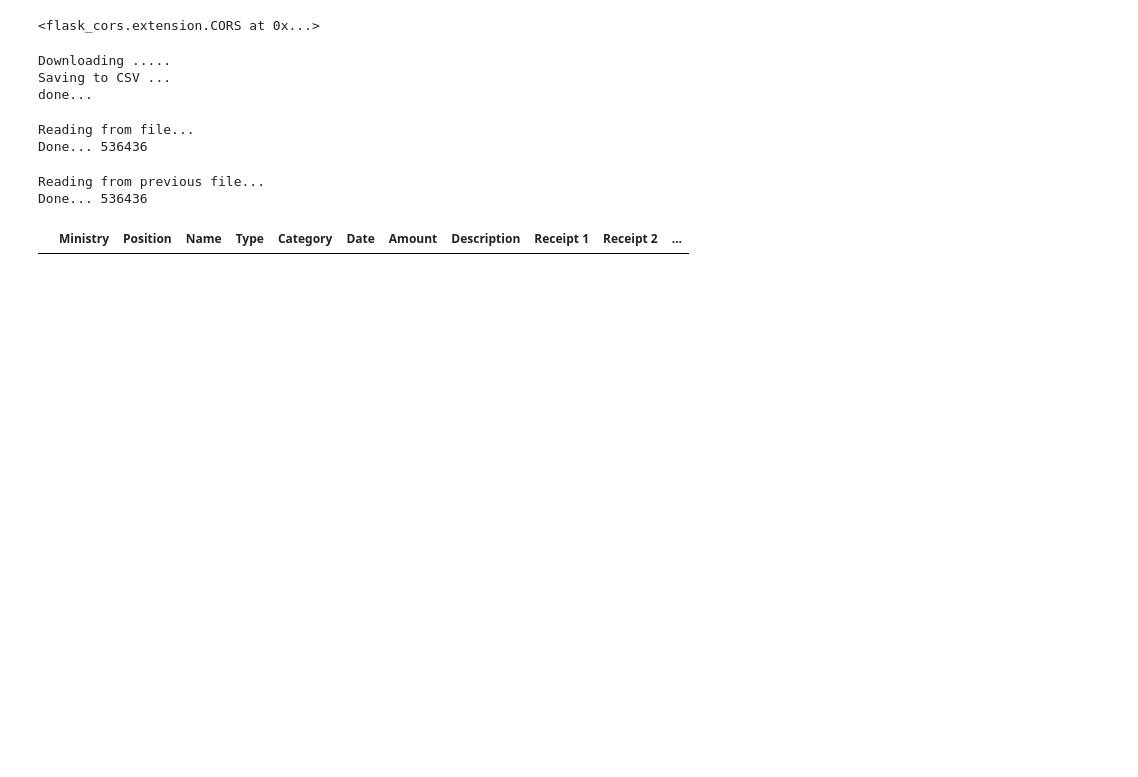
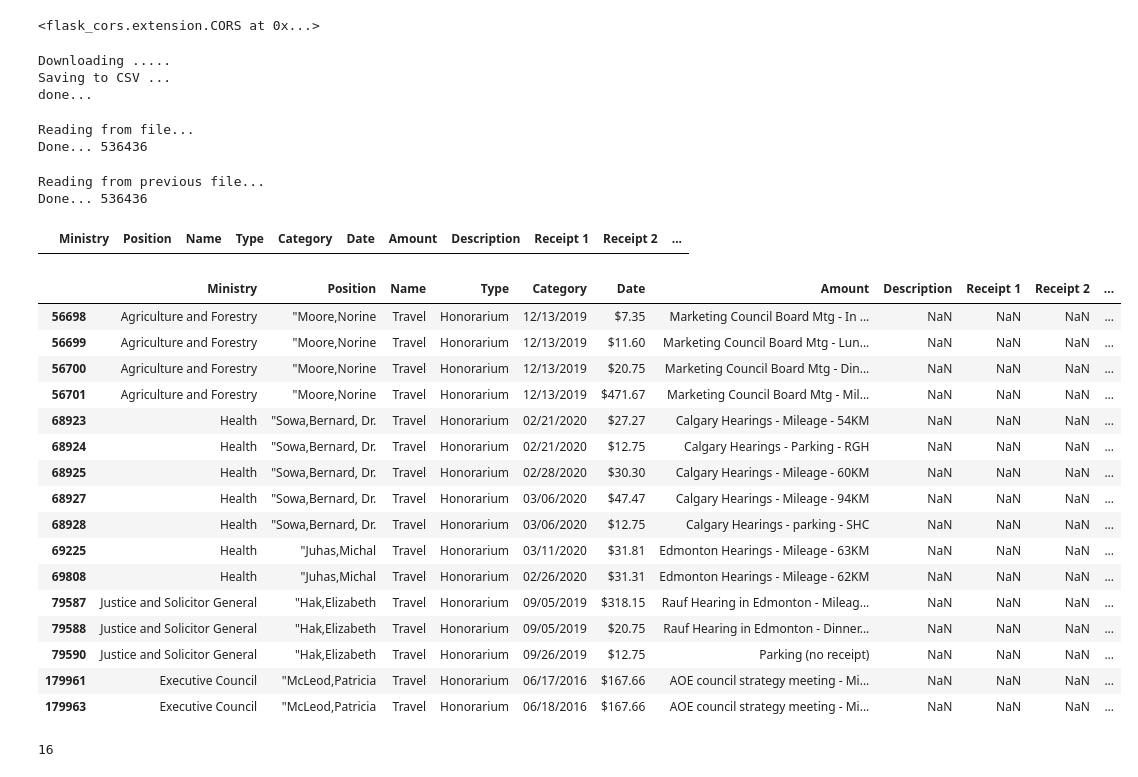
Before and after one commit to Brettkgamble/transparentgov, a Jupyter notebook: notebooks/transgov.ipynb, the cells around one changed output. Drawn from its saved outputs; the diff is of its cells as text; code cells hidden in the pictures; blank space fills up the shorter version.

```diff
--- a/notebooks/transgov.ipynb
+++ b/notebooks/transgov.ipynb
@@ -130,3 +131,28 @@ try:
 except SQLAlchemyError as e:
     session.rollback()
     print('Could not save the new filename %s', filetosave)
+# %%
+shift_df = df[df.Date.str.startswith('$')]
+shift_df
+# %% [output]
+|  | Ministry | Position | Name | Type | Category | Date | Amount | Description | Receipt 1 | Receipt 2 | ... |
+| 56698 | Agriculture and Forestry | "Moore,Norine | Travel | Honorarium | 12/13/2019 | $7.35 | Marketing Council Board Mtg - In ... | NaN | NaN | NaN | ... |
+| 56699 | Agriculture and Forestry | "Moore,Norine | Travel | Honorarium | 12/13/2019 | $11.60 | Marketing Council Board Mtg - Lun... | NaN | NaN | NaN | ... |
+| 56700 | Agriculture and Forestry | "Moore,Norine | Travel | Honorarium | 12/13/2019 | $20.75 | Marketing Council Board Mtg - Din... | NaN | NaN | NaN | ... |
+| 56701 | Agriculture and Forestry | "Moore,Norine | Travel | Honorarium | 12/13/2019 | $471.67 | Marketing Council Board Mtg - Mil... | NaN | NaN | NaN | ... |
+| 68923 | Health | "Sowa,Bernard, Dr. | Travel | Honorarium | 02/21/2020 | $27.27 | Calgary Hearings - Mileage - 54KM | NaN | NaN | NaN | ... |
+| 68924 | Health | "Sowa,Bernard, Dr. | Travel | Honorarium | 02/21/2020 | $12.75 | Calgary Hearings - Parking - RGH | NaN | NaN | NaN | ... |
+| 68925 | Health | "Sowa,Bernard, Dr. | Travel | Honorarium | 02/28/2020 | $30.30 | Calgary Hearings - Mileage - 60KM | NaN | NaN | NaN | ... |
+| 68927 | Health | "Sowa,Bernard, Dr. | Travel | Honorarium | 03/06/2020 | $47.47 | Calgary Hearings - Mileage - 94KM | NaN | NaN | NaN | ... |
+| 68928 | Health | "Sowa,Bernard, Dr. | Travel | Honorarium | 03/06/2020 | $12.75 | Calgary Hearings - parking - SHC | NaN | NaN | NaN | ... |
+| 69225 | Health | "Juhas,Michal | Travel | Honorarium | 03/11/2020 | $31.81 | Edmonton Hearings - Mileage - 63KM | NaN | NaN | NaN | ... |
+| 69808 | Health | "Juhas,Michal | Travel | Honorarium | 02/26/2020 | $31.31 | Edmonton Hearings - Mileage - 62KM | NaN | NaN | NaN | ... |
+| 79587 | Justice and Solicitor General | "Hak,Elizabeth | Travel | Honorarium | 09/05/2019 | $318.15 | Rauf Hearing in Edmonton - Mileag... | NaN | NaN | NaN | ... |
+| 79588 | Justice and Solicitor General | "Hak,Elizabeth | Travel | Honorarium | 09/05/2019 | $20.75 | Rauf Hearing in Edmonton - Dinner... | NaN | NaN | NaN | ... |
+| 79590 | Justice and Solicitor General | "Hak,Elizabeth | Travel | Honorarium | 09/26/2019 | $12.75 | Parking (no receipt) | NaN | NaN | NaN | ... |
+| 179961 | Executive Council | "McLeod,Patricia | Travel | Honorarium | 06/17/2016 | $167.66 | AOE council strategy meeting - Mi... | NaN | NaN | NaN | ... |
+| 179963 | Executive Council | "McLeod,Patricia | Travel | Honorarium | 06/18/2016 | $167.66 | AOE council strategy meeting - Mi... | NaN | NaN | NaN | ... |
+# %%
+len(shift_df)
+# %% [output]
+16
```
Also changed, not shown: parts of 4 cells of this notebook.
